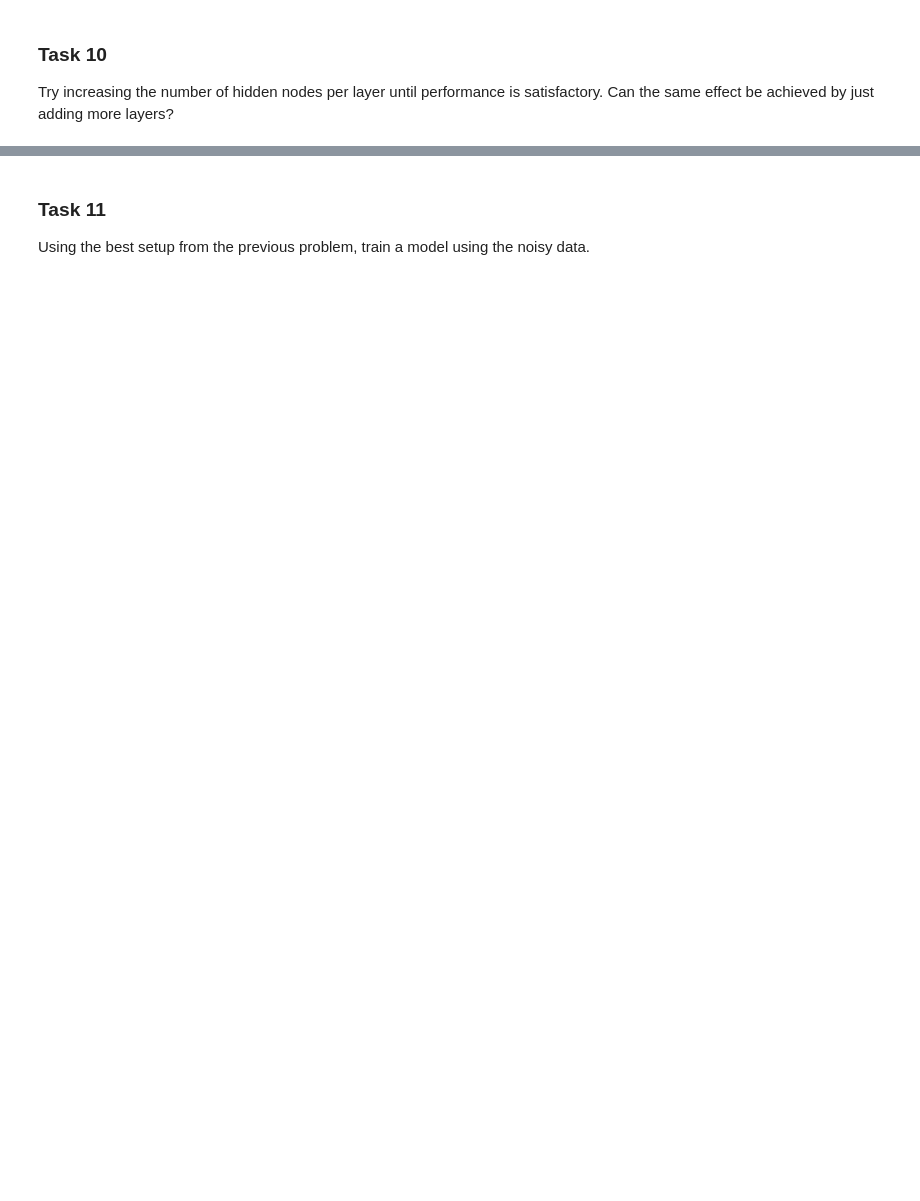
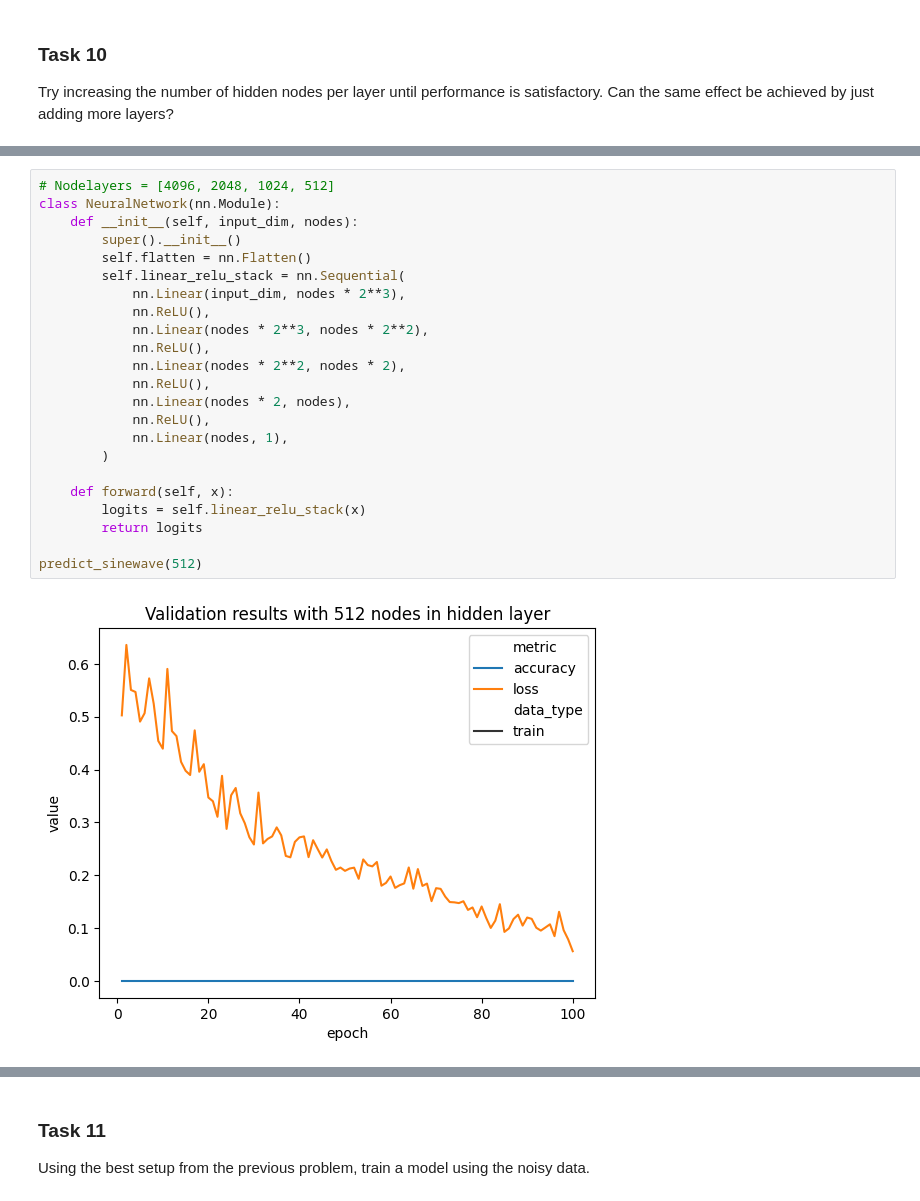
Before and after one commit to PaulimusPrime/TTT4185_Assignments, a Jupyter notebook: TTT4185_Assignment3.ipynb, the cells around one changed output, grey strips where cells are left out. Saved outputs shown, nothing was run; the diff lists cells and outputs as text; blank space fills up the shorter version.

```diff
--- a/TTT4185_Assignment3.ipynb
+++ b/TTT4185_Assignment3.ipynb
@@ -884,0 +901,25 @@ Try increasing the number of hidden nodes per layer until performance is satisfa
+# %%
+# Nodelayers = [4096, 2048, 1024, 512]
+class NeuralNetwork(nn.Module):
+    def __init__(self, input_dim, nodes):
+        super().__init__()
+        self.flatten = nn.Flatten()
+        self.linear_relu_stack = nn.Sequential(
+            nn.Linear(input_dim, nodes * 2**3),
+            nn.ReLU(),
+            nn.Linear(nodes * 2**3, nodes * 2**2),
+            nn.ReLU(),
+            nn.Linear(nodes * 2**2, nodes * 2),
+            nn.ReLU(),
+            nn.Linear(nodes * 2, nodes),
+            nn.ReLU(),
+            nn.Linear(nodes, 1),
+        )
+
+    def forward(self, x):
+        logits = self.linear_relu_stack(x)
+        return logits
+
+predict_sinewave(512)
+# %% [output]
+[figure, added]
```
Also changed, not shown: parts of 19 cells of this notebook.
